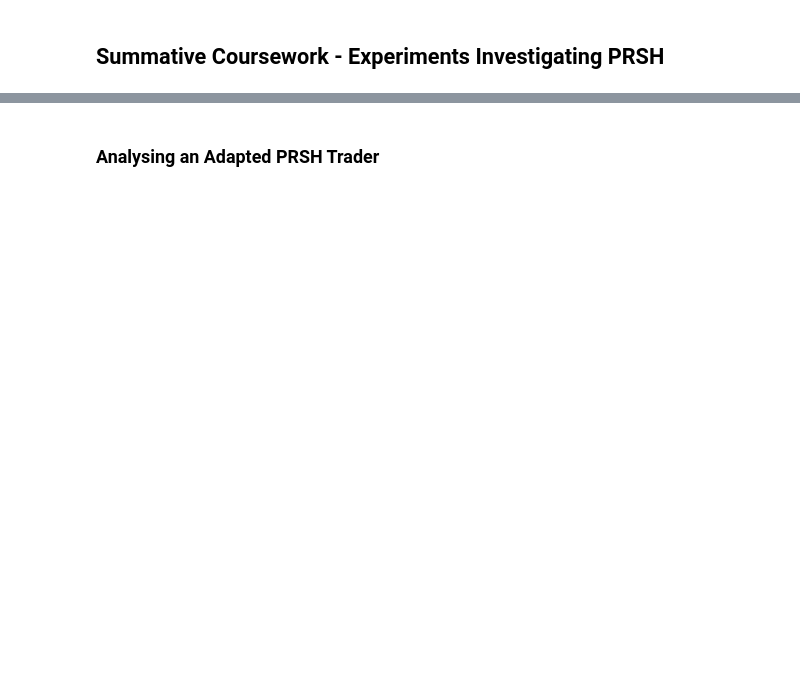
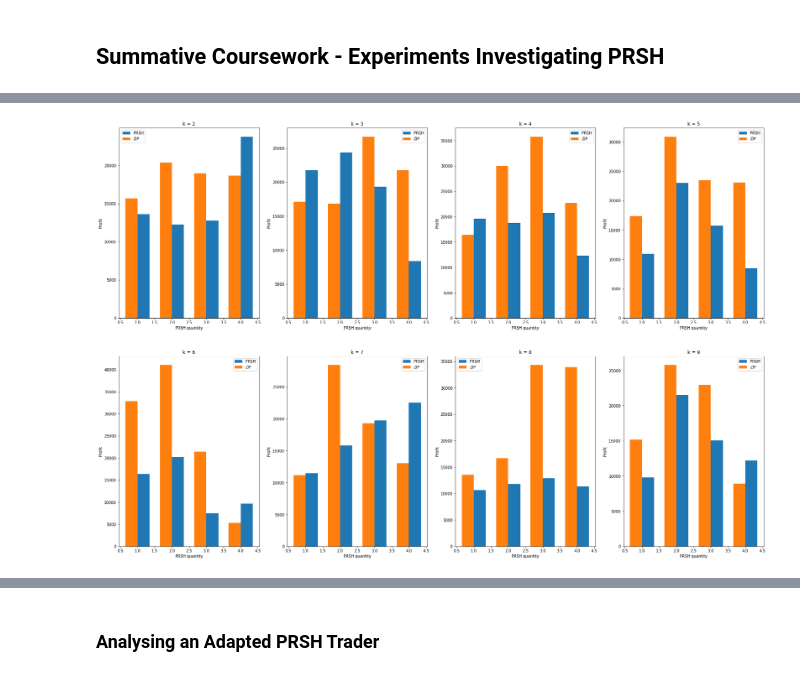
Before and after one commit to janderson3435/ITFT-Coursework-Assessment, a Jupyter notebook: PRSH_experiments.ipynb, the cells around one changed output, grey strips where cells are left out. Saved outputs shown, nothing was run; the diff lists cells and outputs as text; code cells hidden in the pictures; blank space fills up the shorter version.

```diff
--- a/PRSH_experiments.ipynb
+++ b/PRSH_experiments.ipynb
@@ -176,5 +179,10 @@ tdump.write('\n');
 # %%
 ## M1 experiment - symmetric supply/demand, range (10, 50), fixed stepmode, drip jitter order interval
+
+# CSV preparation
+
+fname = 'balanced_market_output_m1.csv'
+tdump = csv_prep(fname, total_traders = 6)
 
 sup_range = (10, 50)
 dem_range = sup_range
@@ -186,9 +194,11 @@ order_interval = 10
 order_sched = {"sup":supply_schedule, "dem":demand_schedule, "interval":order_interval,"timemode":"drip-jitter"}
 
 trial = 0
-while trial < trials_per_market:
-        # trial_id = 'trial%04d' % trial
-        trial_id = trial
-        market_session(trial_id, start_time, end_time, balanced_traders_spec, order_sched, tdump, False, True)
-        tdump.flush()
-        trial = trial + 1
+k_iteration = 0
+for k in range(min_k, max_k):
+        k_iteration += 1
+        set_PRSH_parameters(k)
+        while trial < k_iteration * trials_per_k:
+                market_session(trial, start_time, end_time, balanced_traders_spec, order_sched, tdump, False, True)
+                tdump.flush()
+                trial = trial + 1
@@ -196,0 +392,24 @@ while trial < trials_per_market:
+# %%
+fig, axs = plt.subplots(2,4,figsize=(30,20))
+
+for i, ax in zip(range (min_k, max_k), axs.ravel()):
+    trades_df = pd.read_csv('pairwise_output_m1_' + str(i) + '.csv')
+    trades_df.columns = trades_df.columns.str.strip()
+
+    trades_df = trades_df.loc[:,['balance', 'number of traders', 'balance.1']]
+
+    groups = trades_df.groupby(pd.Grouper(key='number of traders')).sum()
+
+    label1 = "PRSH"
+    width = 0.35
+    for key in groups:
+        ax.bar(groups.get(key).index.to_numpy()/2 + width/2, groups.get(key).values, np.abs(width), label = label1)
+        ax.set_title("k = " + str(i))
+        ax.set_xlabel("PRSH quantity")
+        ax.set_ylabel("Profit")
+        width = -width
+        label1 = "ZIP"
+        ax.legend()
+plt.show()
+# %% [output]
+[figure, added]
```
Also changed, not shown: parts of 17 cells of this notebook, 18 other files.
